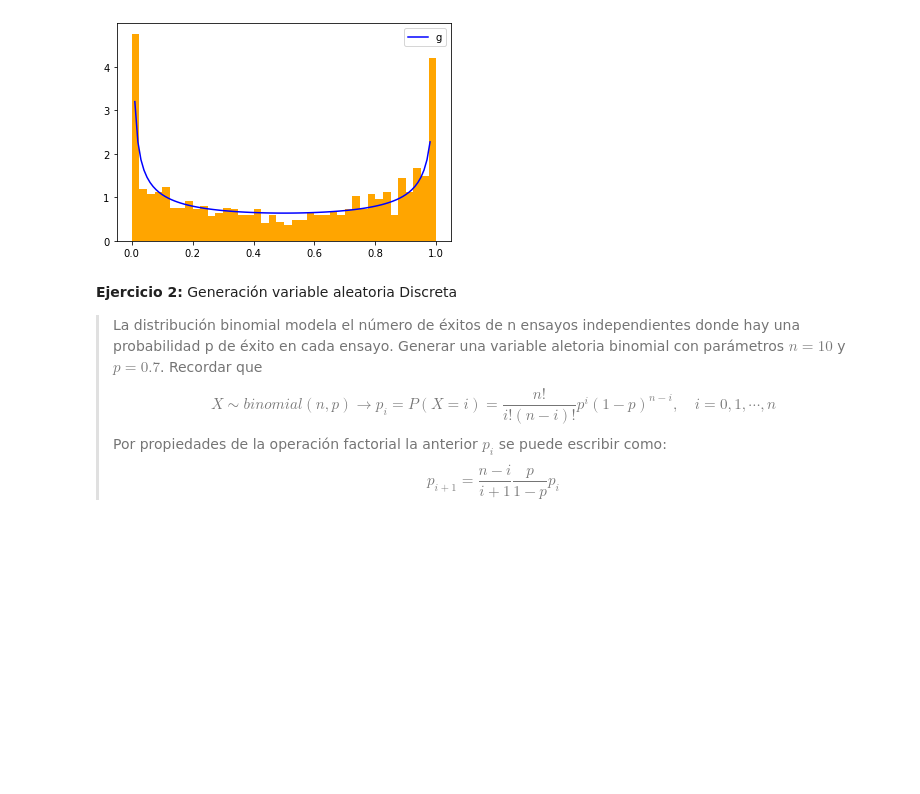
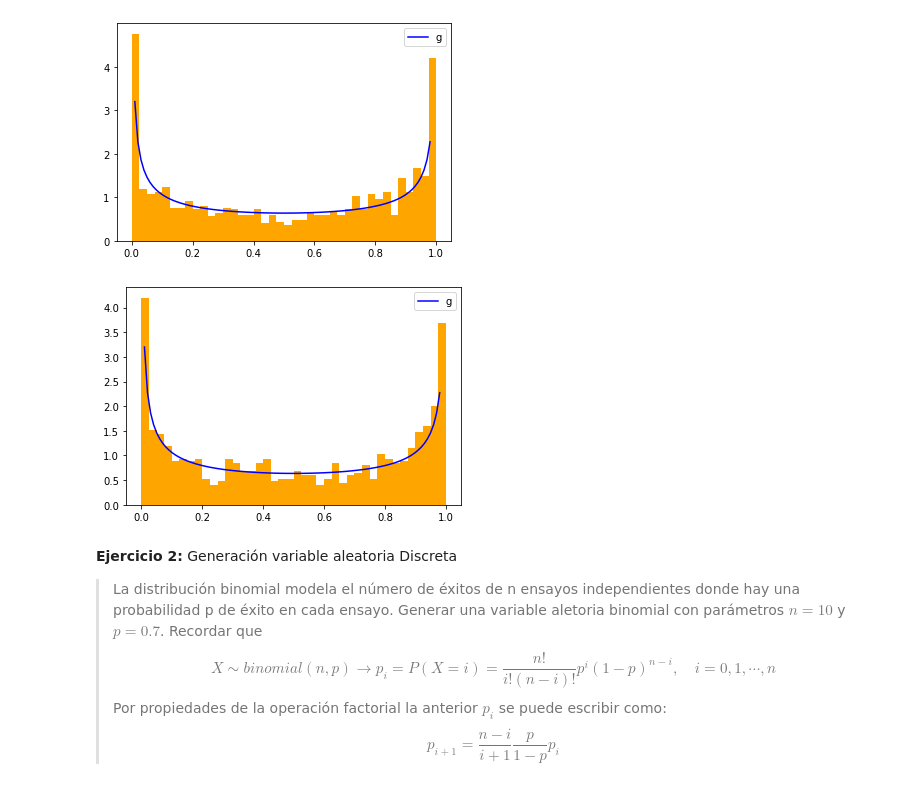
Before and after one commit to BetsyTorres/ProyectoConjunto_BTorres_DCastillo, a Jupyter notebook: Tarea_4.ipynb, the cells around one changed output. Cells and saved outputs as stored; diff of their text form; code cells hidden in the pictures; blank space fills up the shorter version.

Commit message:
Daniel Castillo

```diff
--- a/Tarea_4.ipynb
+++ b/Tarea_4.ipynb
@@ -96,3 +94,28 @@ comparar_aleatorios_densidad(f, finv, N)
+# %%
+# Sol 1 Daniel Castillo
+
+import matplotlib.pyplot as plt
+
+f = lambda x: 1/(np.pi*(np.sqrt(x-x**2)))
+f_new = lambda x: np.sin((np.pi*x)/2)**2
+N = 1000
+
+def v_aleatorias(f, f_new, N):
+
+    u = np.random.uniform(0, 1, N)
+    f_2 = f_new(u)
+
+    x = np.arange(0.01,.99,0.01)
+    density = f(x)
+
+    plt.hist(f_2, density=True, bins=40, color='orange')
+    plt.plot(x, density, color='blue')
+    plt.legend('g')
+    plt.show()
+
+v_aleatorias(f, f_new, N)
+# %% [output]
+[figure, added]
 # %% [markdown]
 **Ejercicio 2:** Generación variable aleatoria Discreta
 
```
Also changed, not shown: parts of 5 cells of this notebook.
